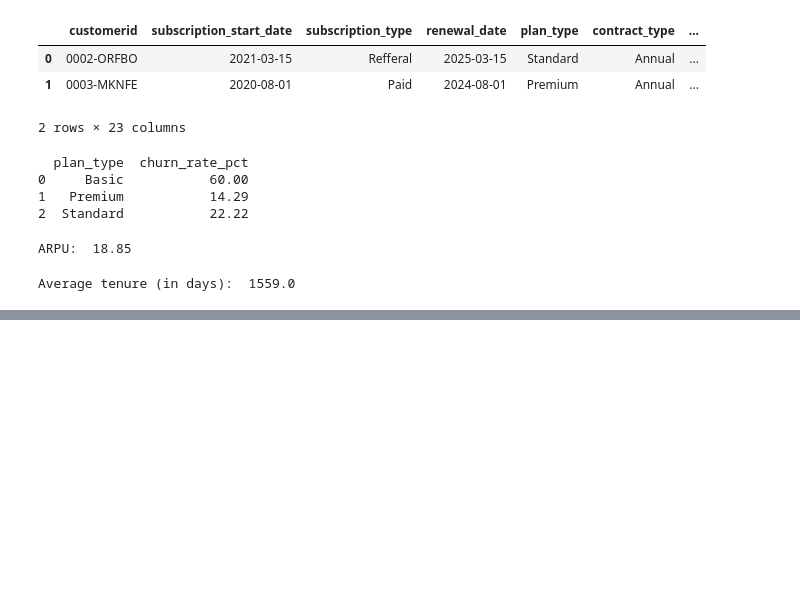
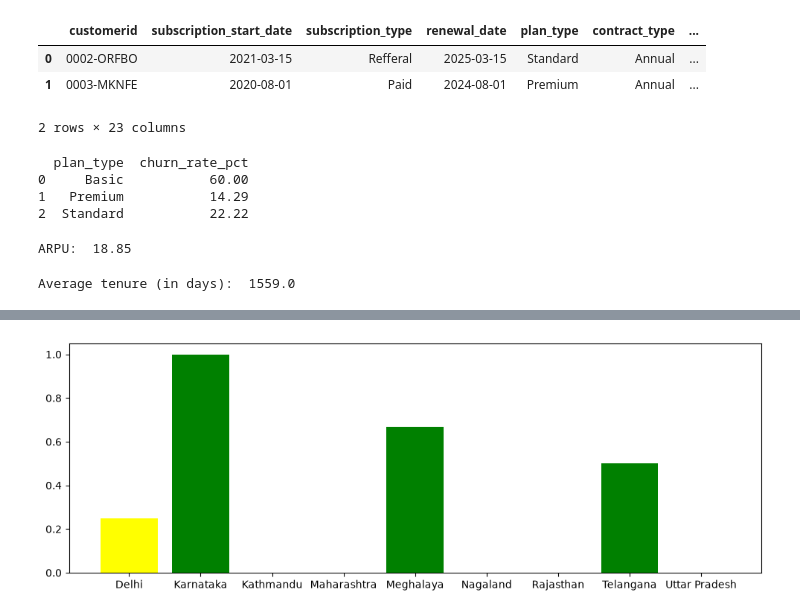
Before and after one commit to Reshmila2002/churn-analysis-project, a Jupyter notebook: churn_analysis_project.ipynb, the cells around one changed output, grey strips where cells are left out. Saved outputs shown, nothing was run; the diff lists cells and outputs as text; code cells hidden in the pictures; blank space fills up the shorter version.

```diff
--- a/churn_analysis_project.ipynb
+++ b/churn_analysis_project.ipynb
@@ -350,0 +433,9 @@ Average tenure (in days):  1559.0
+# %%
+#4.3 Churn by State
+churn_plan = df_visual.groupby('state')['churn_flag'].mean()
+colors=['yellow', 'green', 'blue']  # Specify colors for each bar
+plt.figure(figsize=(12,4))
+plt.bar(churn_plan.index, churn_plan.values, color=colors)
+plt.show()
+# %% [output]
+[figure, added]
```
Also changed, not shown: parts of 17 cells of this notebook.
